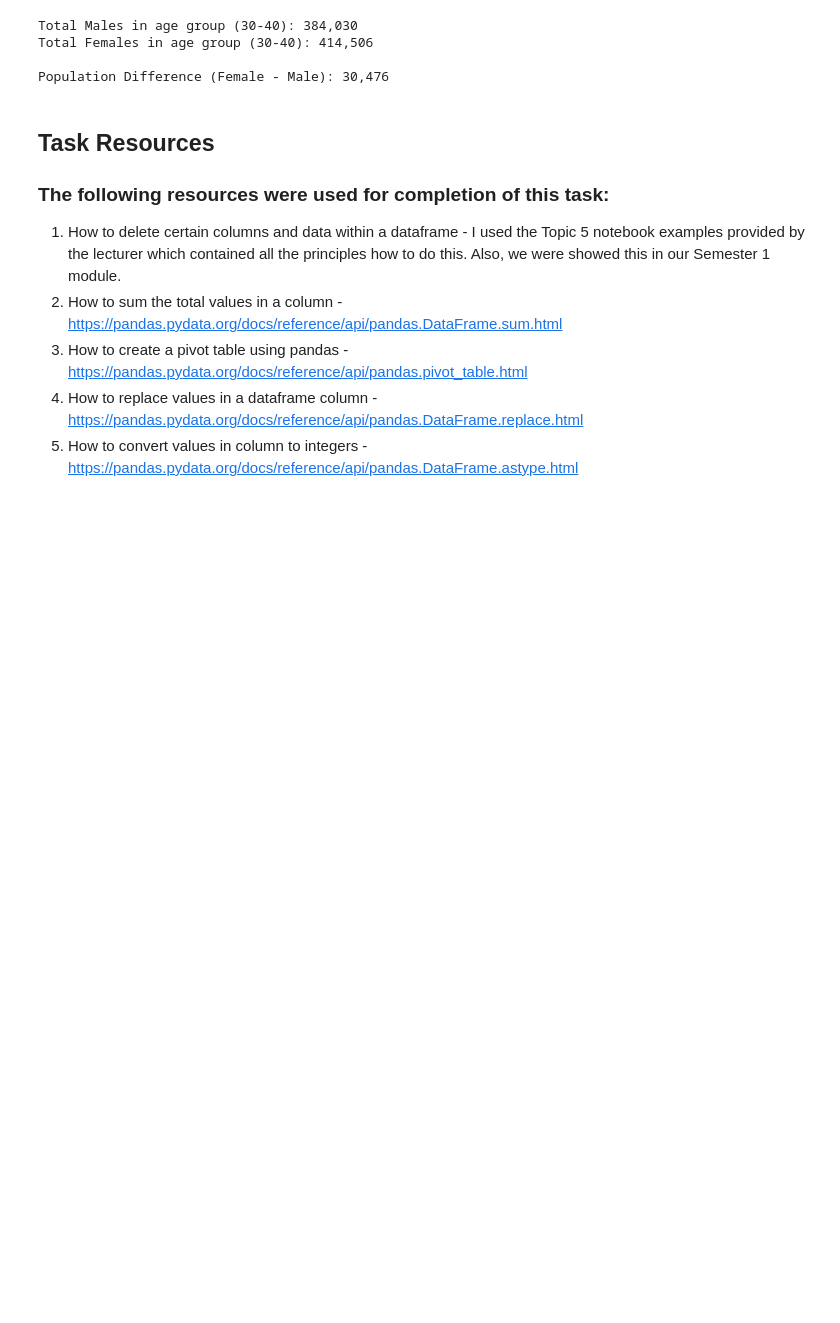
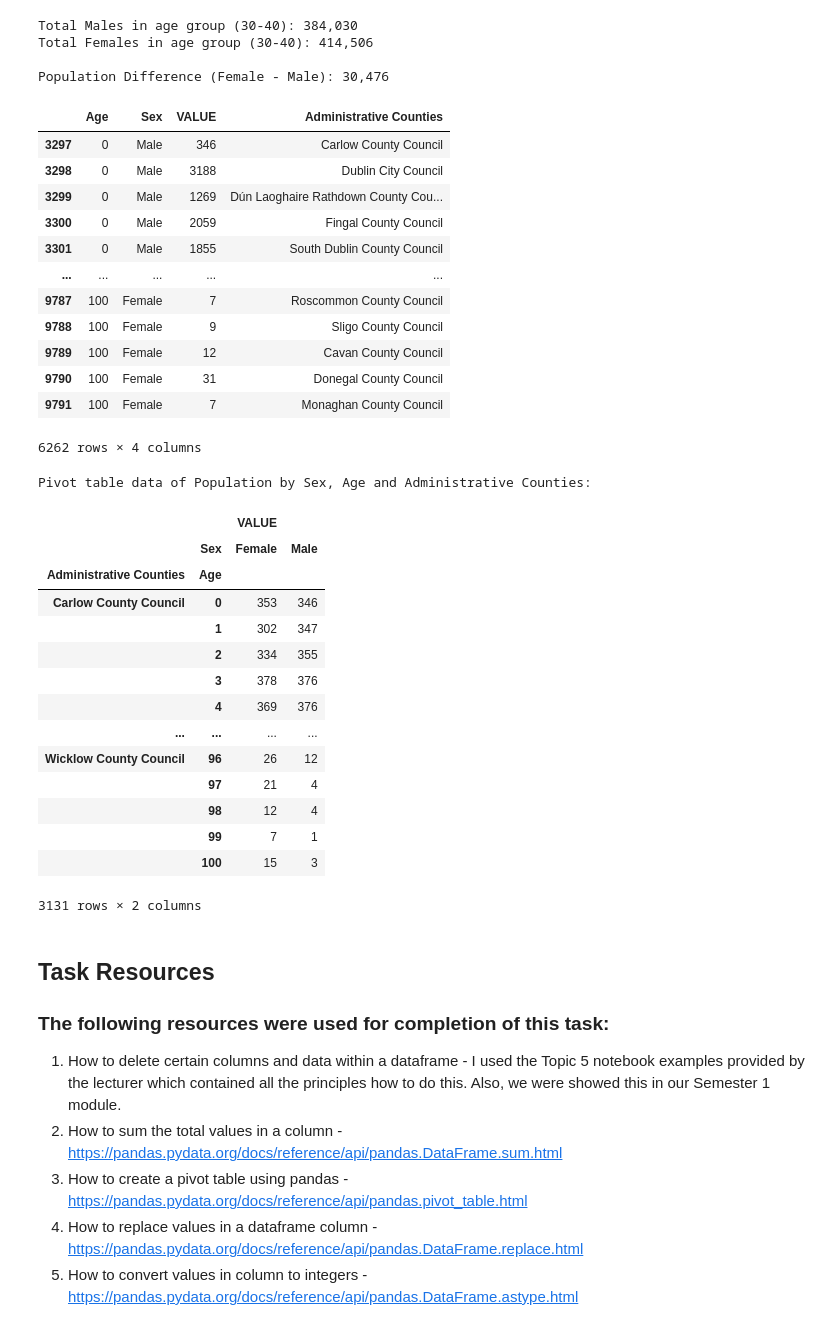
Before and after one commit to Hugo-van-Zyl/programming-for-data-analytics, a Jupyter notebook: Practical Assignments/assignment05-population.ipynb, the cells around one changed output. Cells and saved outputs as stored; diff of their text form; code cells hidden in the pictures; blank space fills up the shorter version.

Commit message:
Assignment 5 Part 3 Started

```diff
--- a/Practical Assignments/assignment05-population.ipynb
+++ b/Practical Assignments/assignment05-population.ipynb
@@ -165,6 +165,54 @@ Total Males in age group (30-40): 384,030
 Total Females in age group (30-40): 414,506
 
 Population Difference (Female - Male): 30,476
+# %%
+# PART 3
+# Now I have to go back to my original data and include the data per county / region which I previously deleted.
+region_agesex = dfpopulation_stats[['C02076V03371', 'Sex', 'VALUE', 'Administrative Counties']][dfpopulation_stats['Sex']!= "Both sexes"][dfpopulation_stats['C02076V03371']!= "-"][dfpopulation_stats['Administrative Counties']!="Ireland"].rename(columns={'C02076V03371':'Age'})
+region_agesex['Age'] = region_agesex['Age'].replace({'200': '0', '650': '100'}) # replace 200 and 650 with more meaningfull values like in my Part 1
+region_agesex['Age'] = region_agesex['Age'].astype('int64') # make sure Age values are integer like in my Part 1
+display(region_agesex) # check that sum is working correctly
+
+region_pivot = pd.pivot_table(region_agesex, values = ['VALUE'], index = ['Administrative Counties','Age'], columns = ['Sex'], aggfunc = 'sum') # use the same pivot tabel method above to get a condensed version of the report
+# note I struggled with getting this pivot tabel right and eventually tried setting two indexes and it worked.
+print("Pivot table data of Population by Sex, Age and Administrative Counties: ")
+display(region_pivot)
+# print(region_pivot.sum()) # test that no totals were lost while I converted this to a pivot table. Totals seem to match.
+
+# Now I have to find the Administrative County with the biggest difference of females vs males and at what age. I will try again to add a new column in for the difference and with a function find the max in that column
+#region_pivot['Female - Male Total'] = region_pivot['Female'] - region_pivot['Male']
+#print("Updated Pivot table data of Population by Sex, Age and Administrative Counties with delta Females vs Males: ")
+#display(region_pivot)
+# %% [output]
+|  | Age | Sex | VALUE | Administrative Counties |
+| 3297 | 0 | Male | 346 | Carlow County Council |
+| 3298 | 0 | Male | 3188 | Dublin City Council |
+| 3299 | 0 | Male | 1269 | Dún Laoghaire Rathdown County Cou... |
+| 3300 | 0 | Male | 2059 | Fingal County Council |
+| 3301 | 0 | Male | 1855 | South Dublin County Council |
+| ... | ... | ... | ... | ... |
+| 9787 | 100 | Female | 7 | Roscommon County Council |
+| 9788 | 100 | Female | 9 | Sligo County Council |
+| 9789 | 100 | Female | 12 | Cavan County Council |
+| 9790 | 100 | Female | 31 | Donegal County Council |
+| 9791 | 100 | Female | 7 | Monaghan County Council |
+6262 rows × 4 columns
+Pivot table data of Population by Sex, Age and Administrative Counties:
+|  |  | VALUE |  |
+|  | Sex | Female | Male |
+| Administrative Counties | Age |  |  |
+| Carlow County Council | 0 | 353 | 346 |
+|  | 1 | 302 | 347 |
+|  | 2 | 334 | 355 |
+|  | 3 | 378 | 376 |
+|  | 4 | 369 | 376 |
+| ... | ... | ... | ... |
+| Wicklow County Council | 96 | 26 | 12 |
+|  | 97 | 21 | 4 |
+|  | 98 | 12 | 4 |
+|  | 99 | 7 | 1 |
+|  | 100 | 15 | 3 |
+3131 rows × 2 columns
 # %% [markdown]
 ## Task Resources
 ### The following resources were used for completion of this task:
```
Also changed, not shown: parts of 1 cell of this notebook.
